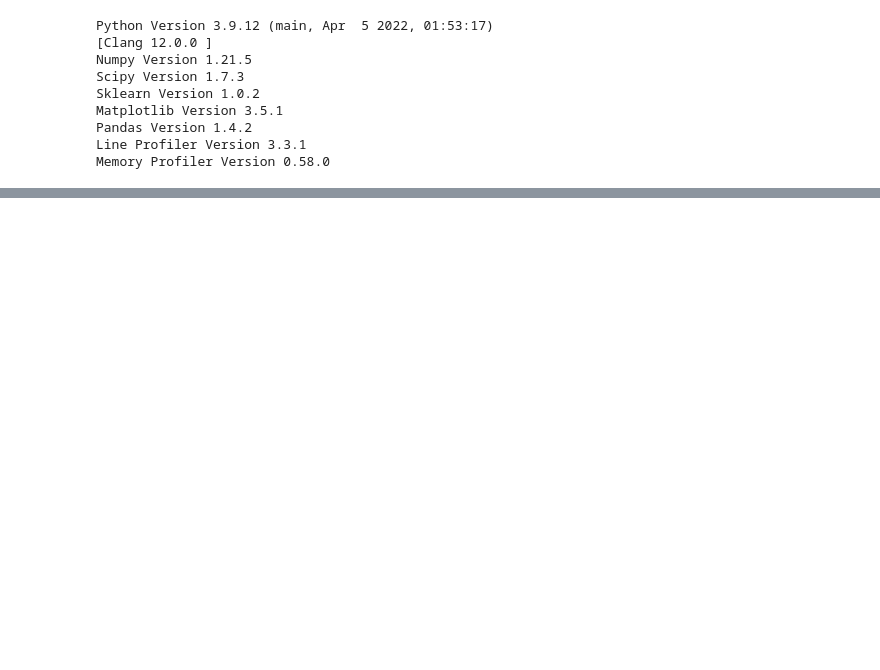
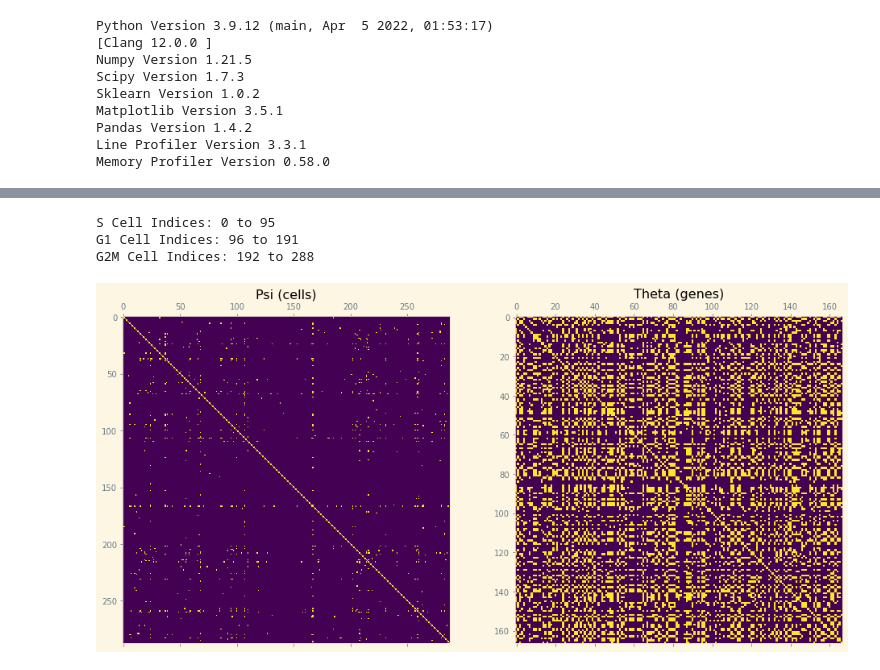
Before and after one commit to BaileyAndrew/antGLasso-Implementation, a Jupyter notebook: Python Implementation/mouse_embryonic_stem_cells.ipynb, the cells around one changed output, grey strips where cells are left out. Saved outputs shown, nothing was run; the diff lists cells and outputs as text; code cells hidden in the pictures; blank space fills up the shorter version.

```diff
--- a/Python Implementation/mouse_embryonic_stem_cells.ipynb
+++ b/Python Implementation/mouse_embryonic_stem_cells.ipynb
@@ -30,5 +37,6 @@ https://www.ebi.ac.uk/biostudies/arrayexpress/studies/E-MTAB-2805
 # %%
-# Read the data inp
+# Read the data
+mitosis_genes = pd.read_csv('../Data/Nmythosis.txt')
 G1_df = pd.read_csv(
     '../Data/E-MTAB-2805.processed.1/G1_singlecells_counts.txt',
     sep='\t'
@@ -41,4 +49,6 @@ S_df = pd.read_csv(
     '../Data/E-MTAB-2805.processed.1/S_singlecells_counts.txt',
     sep='\t'
 ).dropna()
-display(G2M_df)
+G1_df = G1_df[G1_df['EnsemblGeneID'].isin(mitosis_genes['Genes related to mitosis'])]
+G2M_df = G2M_df[G2M_df['EnsemblGeneID'].isin(mitosis_genes['Genes related to mitosis'])]
+S_df = S_df[S_df['EnsemblGeneID'].isin(mitosis_genes['Genes related to mitosis'])]
@@ -58,0 +55,38 @@ display(G2M_df)
+# %%
+# Get matrix of counts
+# (transpose needed to mimic scBiGLasso)
+G1_mat = G1_df.iloc[:, 4:].to_numpy()
+G2M_mat = G2M_df.iloc[:, 4:].to_numpy()
+S_mat = S_df.iloc[:, 4:].to_numpy()
+counts = np.concatenate([S_mat, G1_mat, G2M_mat], axis=1).T[np.newaxis, ...]
+# %%
+# Transform to gaussian
+T, S = nonparanormal_skeptic(counts)
+# %%
+# Calculate precision matrices
+Psi, Theta = anBiGLasso(T, S, beta_1 = 0.00004, beta_2 = 0.00004)
+# %%
+Psi_ = binarize_matrix(Psi, mode='Negative')
+np.fill_diagonal(Psi_, 1)
+Theta_ = binarize_matrix(Theta, mode='Negative')
+np.fill_diagonal(Theta_, 1)
+
+with plt.style.context('Solarize_Light2'):
+    fig, (ax1, ax2) = plt.subplots(ncols=2, figsize=(16, 8))
+
+    ax1.grid(False)
+    ax1.matshow(Psi_)
+    ax1.set_title('Psi (cells)')
+
+    ax2.matshow(Theta_)
+    ax2.grid(False)
+    ax2.set_title('Theta (genes)')
+
+print(f"S Cell Indices: 0 to {S_mat.shape[1]-1}")
+print(f"G1 Cell Indices: {S_mat.shape[1]} to {S_mat.shape[1]+G1_mat.shape[1]-1}")
+print(f"G2M Cell Indices: {S_mat.shape[1]+G1_mat.shape[1]} to {counts.shape[1]}")
+# %% [output]
+S Cell Indices: 0 to 95
+G1 Cell Indices: 96 to 191
+G2M Cell Indices: 192 to 288
+[figure, added]
```
Also changed, not shown: parts of 4 cells of this notebook, 3 other files.
